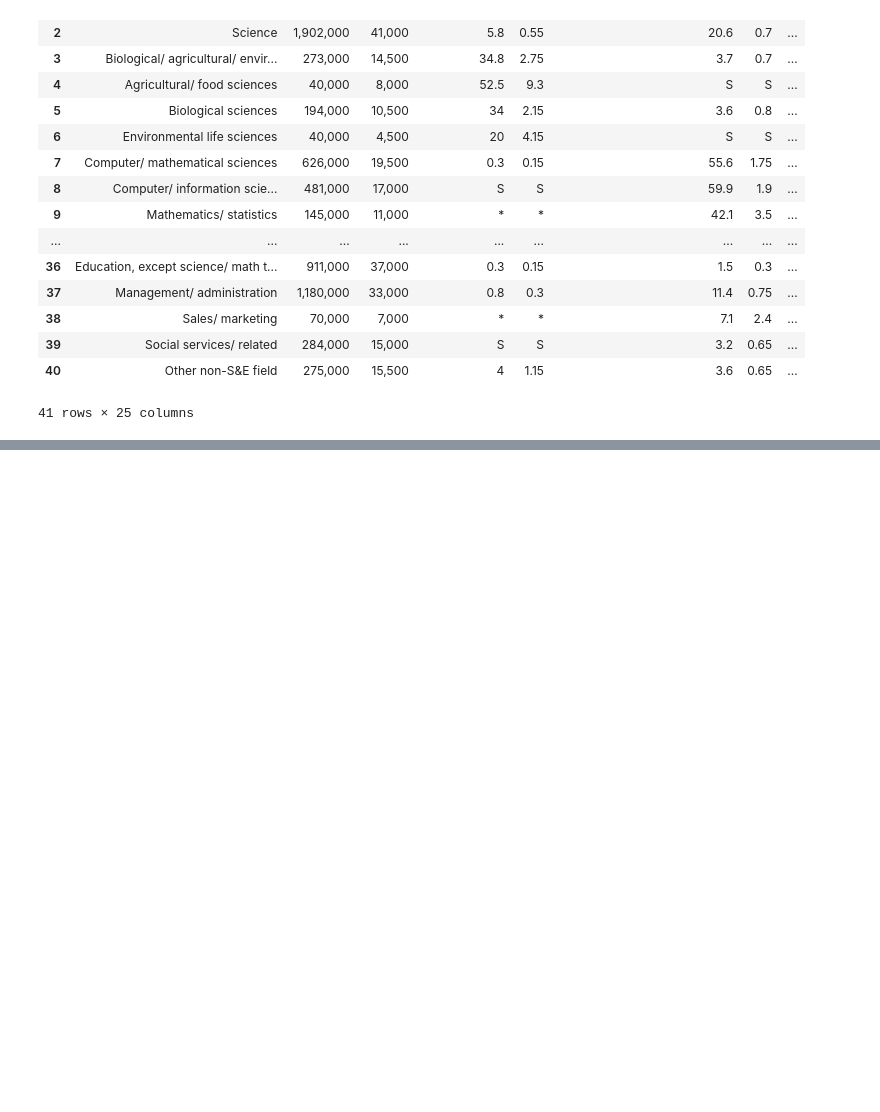
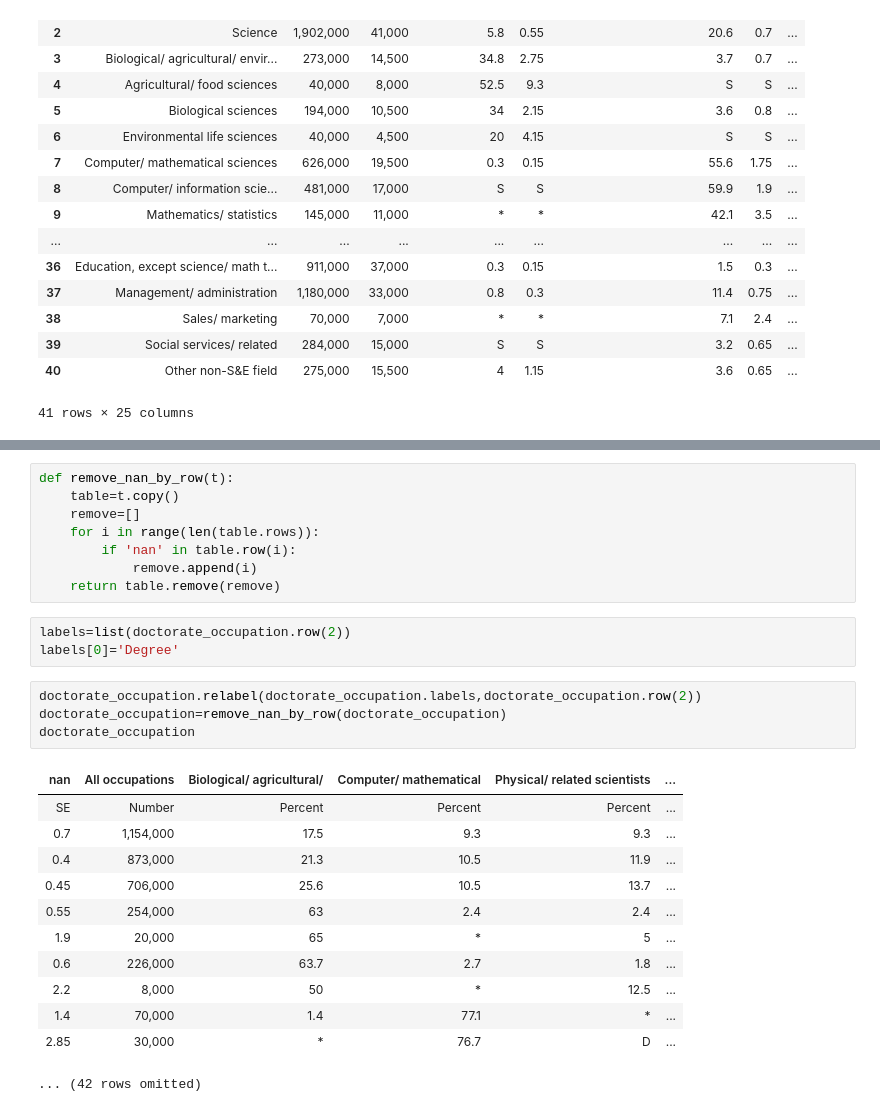
Before and after one commit to SpeedyCannon/ResearchDataScience, a Jupyter notebook: Python Testing.ipynb, the cells around one changed output, grey strips where cells are left out. Saved outputs shown, nothing was run; the diff lists cells and outputs as text; blank space fills up the shorter version.

```diff
--- a/Python Testing.ipynb
+++ b/Python Testing.ipynb
@@ -408,3 +338,31 @@ ValueError: could not convert string to float: '*'
+# %%
+def remove_nan_by_row(t):
+    table=t.copy()
+    remove=[]
+    for i in range(len(table.rows)):
+        if 'nan' in table.row(i):
+            remove.append(i)
+    return table.remove(remove)
+# %%
+labels=list(doctorate_occupation.row(2))
+labels[0]='Degree'
+# %%
+doctorate_occupation.relabel(doctorate_occupation.labels,doctorate_occupation.row(2))
+doctorate_occupation=remove_nan_by_row(doctorate_occupation)
+doctorate_occupation
+# %% [output]
+| nan | All occupations | Biological/ agricultural/ | Computer/ mathematical | Physical/ related scientists | ... |
+| SE | Number | Percent | Percent | Percent | ... |
+| 0.7 | 1,154,000 | 17.5 | 9.3 | 9.3 | ... |
+| 0.4 | 873,000 | 21.3 | 10.5 | 11.9 | ... |
+| 0.45 | 706,000 | 25.6 | 10.5 | 13.7 | ... |
+| 0.55 | 254,000 | 63 | 2.4 | 2.4 | ... |
+| 1.9 | 20,000 | 65 | * | 5 | ... |
+| 0.6 | 226,000 | 63.7 | 2.7 | 1.8 | ... |
+| 2.2 | 8,000 | 50 | * | 12.5 | ... |
+| 1.4 | 70,000 | 1.4 | 77.1 | * | ... |
+| 2.85 | 30,000 | * | 76.7 | D | ... |
+... (42 rows omitted)
 # %%
 #work field vs highest degree held
 degree_level_occupation=pd.read_csv('Data/SES201302.csv').drop(columns=["Unnamed: 3","Unnamed: 4","Unnamed: 7","Unnamed: 8","Unnamed: 11","Unnamed: 12","Unnamed: 15","Unnamed: 16","Unnamed: 19","Unnamed: 20"]).rename(columns={"Table 2. U.S. scientists and engineers, by labor force status and level of highest degree: 2013":"","Unnamed: 1":"All Degrees","Unnamed: 2":"SE","Unnamed: 5":"Bachelor","Unnamed: 6":"SE","Unnamed: 9":"Master","Unnamed: 10":"SE","Unnamed: 13":"Doctorate","Unnamed: 14":"SE","Unnamed: 17":"Professional","Unnamed: 18":"SE"}).dropna().drop([16,20,24]).reset_index(drop=True)
```
Also changed, not shown: parts of 5 cells of this notebook.
